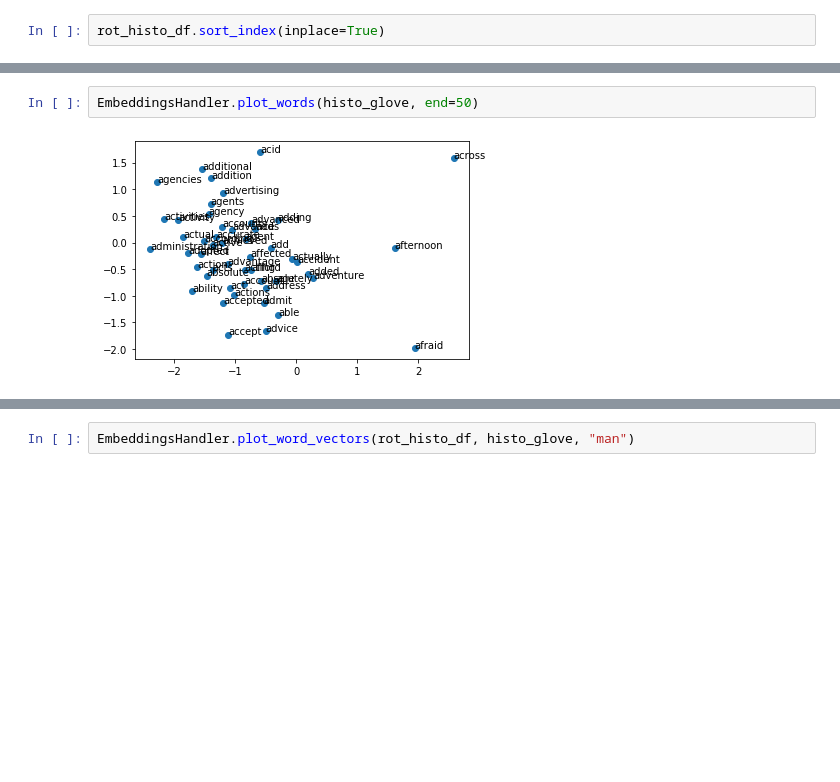
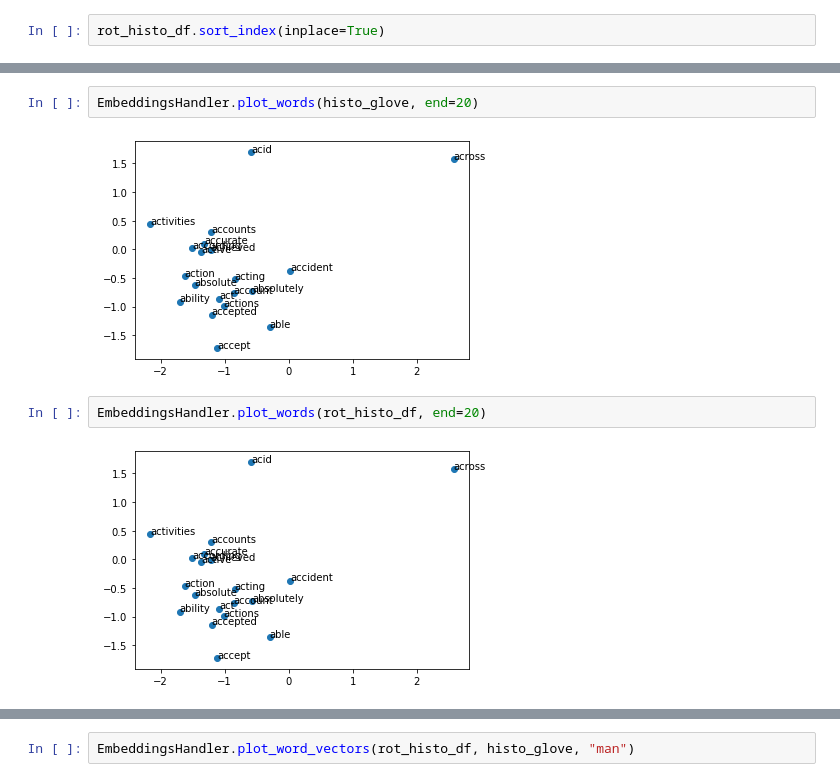
Before and after one commit to nicoloverardo/historical-events-detection, a Jupyter notebook: embcomp.ipynb, the cells around one changed output, grey strips where cells are left out. Saved outputs shown, nothing was run; the diff lists cells and outputs as text; blank space fills up the shorter version.

```diff
--- a/embcomp.ipynb
+++ b/embcomp.ipynb
@@ -79,5 +81,9 @@ rot_histo_df.sort_index(inplace=True)
 # %%
-EmbeddingsHandler.plot_words(histo_glove, end=50)
+EmbeddingsHandler.plot_words(histo_glove, end=20)
 # %% [output]
-[figure, old version]
+[figure, new version]
+# %%
+EmbeddingsHandler.plot_words(rot_histo_df, end=20)
+# %% [output]
+[figure, added]
 # %%
```
Also changed, not shown: parts of 11 cells of this notebook, 2 other files.
